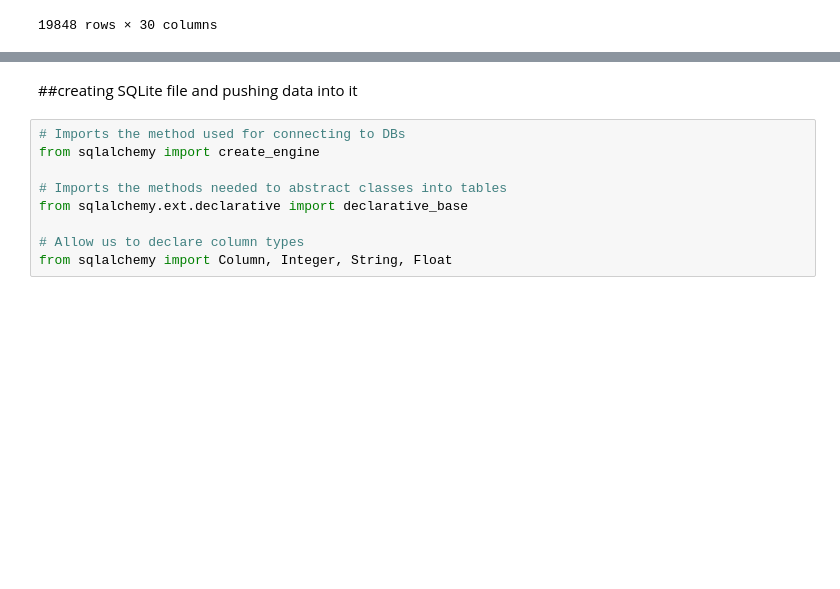
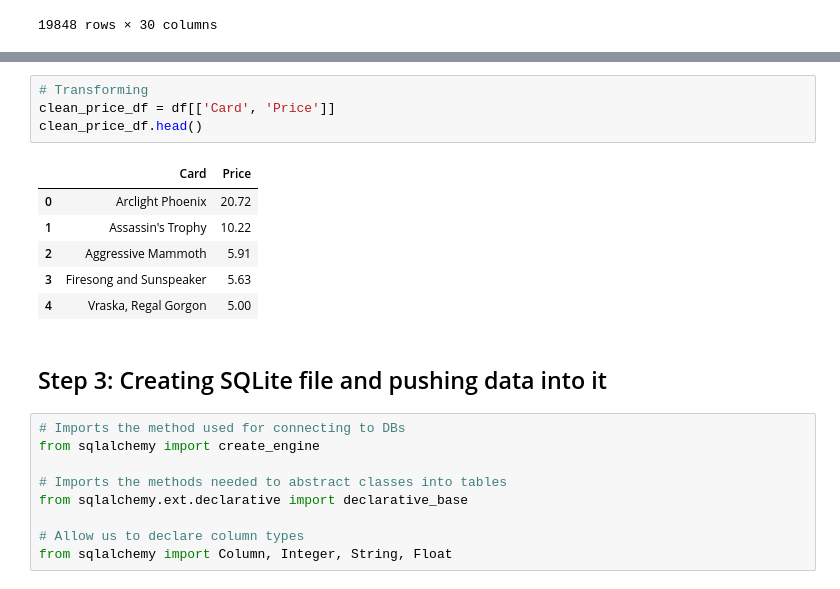
Before and after one commit to soobing91/P2_MTG_Prices_Database, a Jupyter notebook: Magic the Gathering Data Frame.ipynb, the cells around one changed output, grey strips where cells are left out. Saved outputs shown, nothing was run; the diff lists cells and outputs as text; blank space fills up the shorter version.

```diff
--- a/Magic the Gathering Data Frame.ipynb
+++ b/Magic the Gathering Data Frame.ipynb
@@ -63,5 +104,16 @@ clean_mtg_df.head()
+# %%
+# Transforming
+clean_price_df = df[['Card', 'Price']]
+clean_price_df.head()
+# %% [output]
+|  | Card | Price |
+| 0 | Arclight Phoenix | 20.72 |
+| 1 | Assassin's Trophy | 10.22 |
+| 2 | Aggressive Mammoth | 5.91 |
+| 3 | Firesong and Sunspeaker | 5.63 |
+| 4 | Vraska, Regal Gorgon | 5.00 |
 # %% [markdown]
-##creating SQLite file and pushing data into it
+## Step 3: Creating SQLite file and pushing data into it
 # %%
 # Imports the method used for connecting to DBs
 from sqlalchemy import create_engine
```
Also changed, not shown: parts of 10 cells of this notebook, 2 other files.
